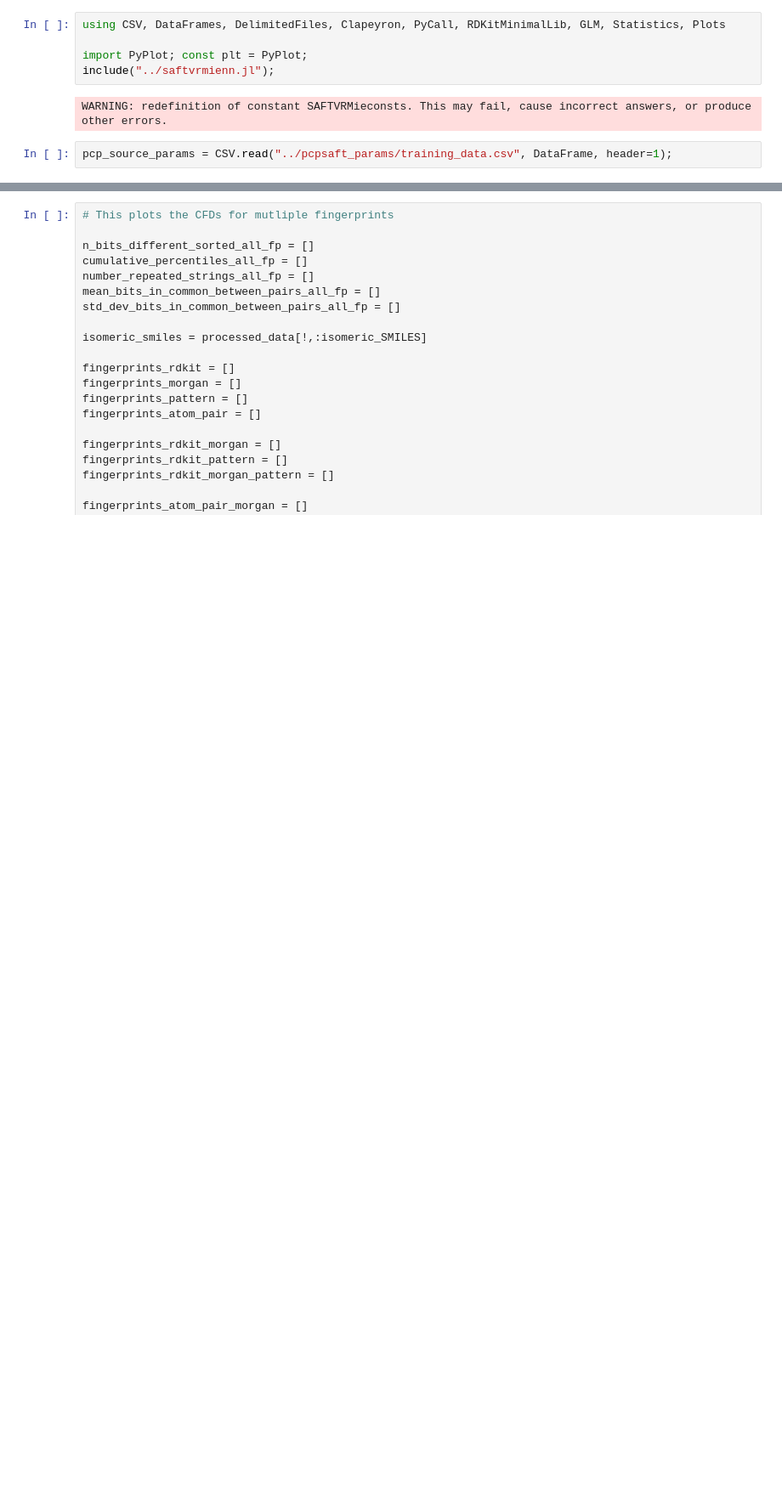
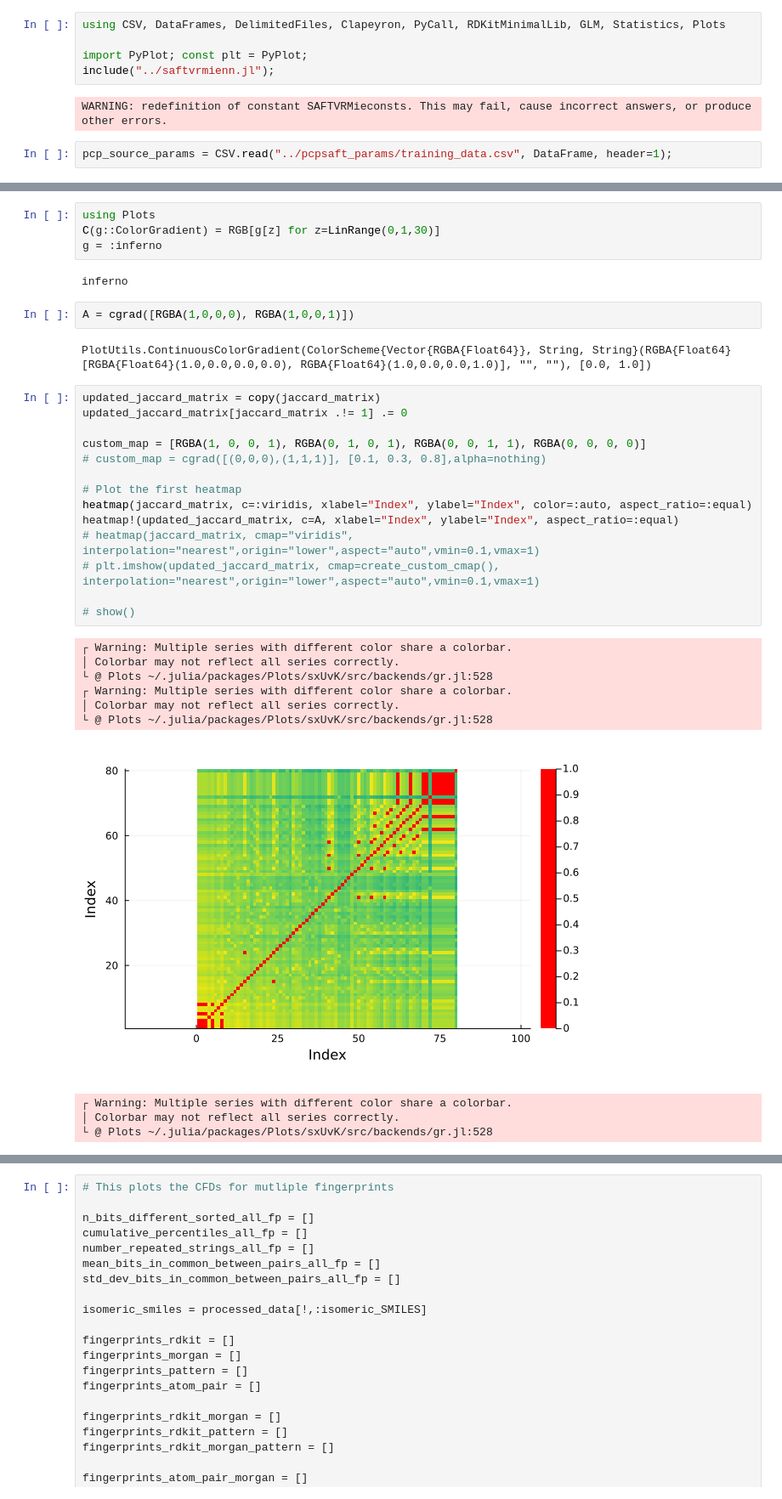
Before and after one commit to lucpaoli/SAFT_ML, a Jupyter notebook: special_thingy_params/fingerprint_augmentation.ipynb, the cells around one changed output, grey strips where cells are left out. Shown at 85% size. Saved outputs shown, nothing was run; the diff lists cells and outputs as text; blank space fills up the shorter version.

Commit message:
custom colourmaps

```diff
--- a/special_thingy_params/fingerprint_augmentation.ipynb
+++ b/special_thingy_params/fingerprint_augmentation.ipynb
@@ -159,0 +280,35 @@ result_compare = compare_fingerprints(fingerprints)
+# %%
+using Plots
+C(g::ColorGradient) = RGB[g[z] for z=LinRange(0,1,30)]
+g = :inferno
+# %% [output]
+inferno
+# %%
+A = cgrad([RGBA(1,0,0,0), RGBA(1,0,0,1)])
+# %% [output]
+PlotUtils.ContinuousColorGradient(ColorScheme{Vector{RGBA{Float64}}, String, String}(RGBA{Float64}[RGBA{Float64}(1.0,0.0,0.0,0.0), RGBA{Float64}(1.0,0.0,0.0,1.0)], "", ""), [0.0, 1.0])
+# %%
+updated_jaccard_matrix = copy(jaccard_matrix)
+updated_jaccard_matrix[jaccard_matrix .!= 1] .= 0
+
+custom_map = [RGBA(1, 0, 0, 1), RGBA(0, 1, 0, 1), RGBA(0, 0, 1, 1), RGBA(0, 0, 0, 0)]
+# custom_map = cgrad([(0,0,0),(1,1,1)], [0.1, 0.3, 0.8],alpha=nothing)
+
+# Plot the first heatmap
+heatmap(jaccard_matrix, c=:viridis, xlabel="Index", ylabel="Index", color=:auto, aspect_ratio=:equal)
+heatmap!(updated_jaccard_matrix, c=A, xlabel="Index", ylabel="Index", aspect_ratio=:equal)
+# heatmap(jaccard_matrix, cmap="viridis", interpolation="nearest",origin="lower",aspect="auto",vmin=0.1,vmax=1)
+# plt.imshow(updated_jaccard_matrix, cmap=create_custom_cmap(), interpolation="nearest",origin="lower",aspect="auto",vmin=0.1,vmax=1)
+
+# show()
+# %% [output]
+┌ Warning: Multiple series with different color share a colorbar.
+│ Colorbar may not reflect all series correctly.
+└ @ Plots ~/.julia/packages/Plots/sxUvK/src/backends/gr.jl:528
+┌ Warning: Multiple series with different color share a colorbar.
+│ Colorbar may not reflect all series correctly.
+└ @ Plots ~/.julia/packages/Plots/sxUvK/src/backends/gr.jl:528
+[figure, added]
+┌ Warning: Multiple series with different color share a colorbar.
+│ Colorbar may not reflect all series correctly.
+└ @ Plots ~/.julia/packages/Plots/sxUvK/src/backends/gr.jl:528
```
Also changed, not shown: parts of 12 cells of this notebook, 1 other file.
